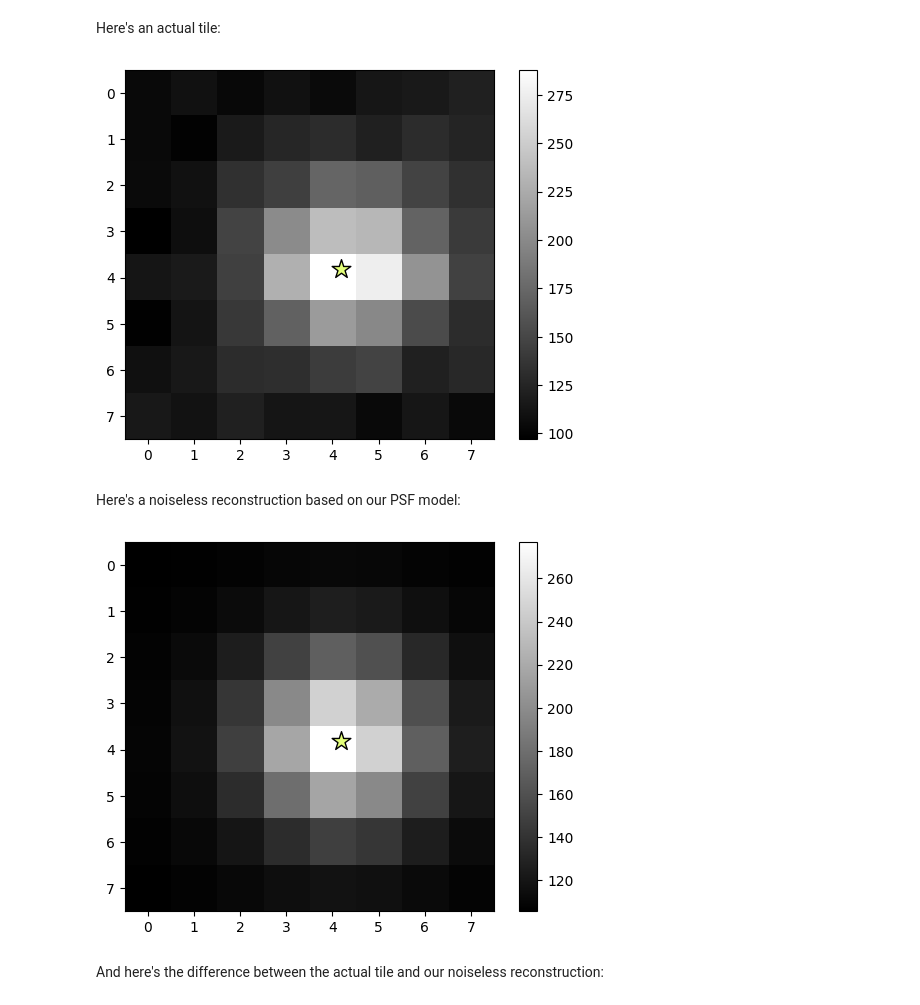
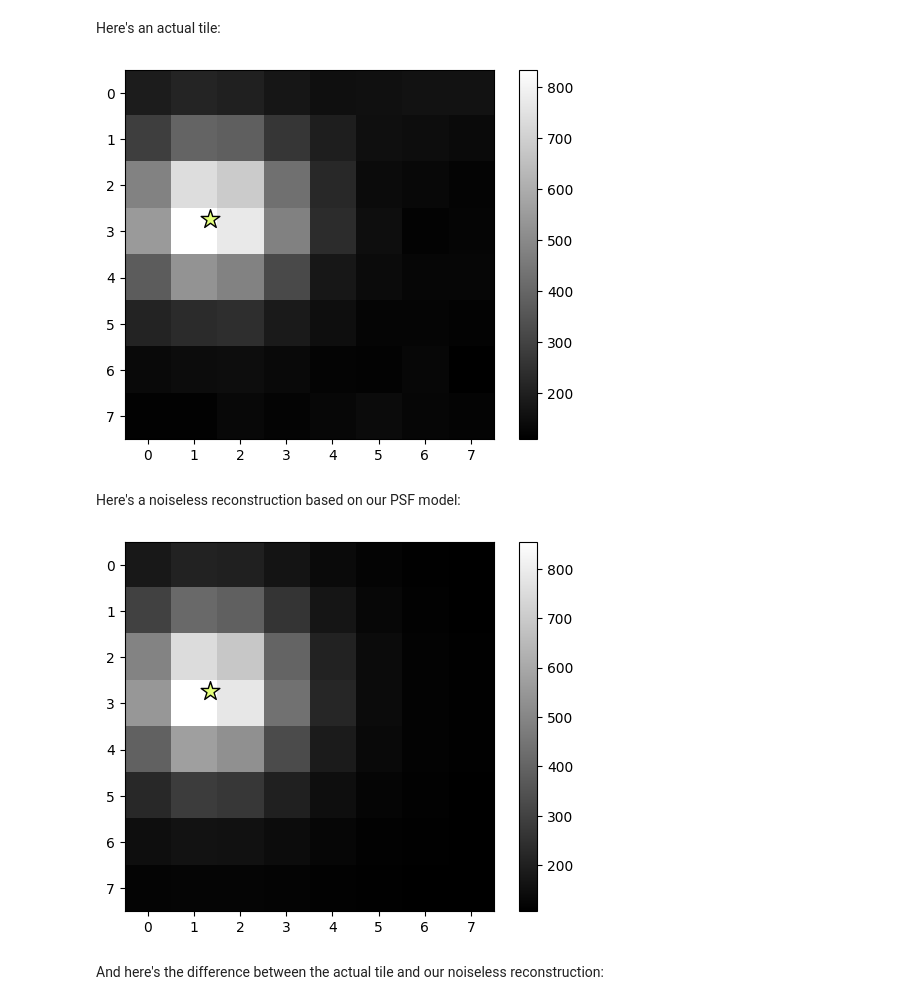
Before and after one commit to timwhite0/smcdet, a Jupyter notebook: experiments/manuscript/m71_manyimages/psf_comparison.ipynb, the cells around one changed output. Drawn from its saved outputs; the diff is of its cells as text; code cells hidden in the pictures.

```diff
--- a/experiments/manuscript/m71_manyimages/psf_comparison.ipynb
+++ b/experiments/manuscript/m71_manyimages/psf_comparison.ipynb
@@ -111,14 +111,14 @@ m71_image_model = M71ImageModel(image_height = tiles.shape[1], # changed from ab
 # %% [markdown]
 Here's an actual tile:
 # %%
-idx = torch.where((counts == 1) * ((locs[...,0,0] - 4).abs() < 1) * ((locs[...,0,1] - 4).abs() < 1))[0][5].item()
+idx = torch.where((counts == 1) * ((locs[...,0,0] - 4).abs() < 2) * ((locs[...,0,1] - 2).abs() < 1))[0][1].item()
 _ = plt.imshow(tiles[idx], cmap = 'gray')
 _ = plt.colorbar()
 _ = plt.scatter(locs[idx][...,:1,1] - 0.5,
                 locs[idx][...,:1,0] - 0.5,
                 c = fluxes[idx][...,0], marker = '*', cmap = 'Wistia', s = 200, edgecolors = 'black')
 # %% [output]
-[figure, old version]
+[figure, new version]
 # %% [markdown]
 Here's a noiseless reconstruction based on our PSF model:
 # %%
@@ -137,7 +137,7 @@ _ = plt.scatter(locs[idx][...,:1,1] - 0.5,
                 locs[idx][...,:1,0] - 0.5,
                 c = fluxes[idx][...,0], marker = '*', cmap = 'Wistia', s = 200, edgecolors = 'black')
 # %% [output]
-[figure, old version]
+[figure, new version]
 # %% [markdown]
 And here's the difference between the actual tile and our noiseless reconstruction:
 # %%
```
Also changed, not shown: parts of 2 cells of this notebook, 2 other files.
